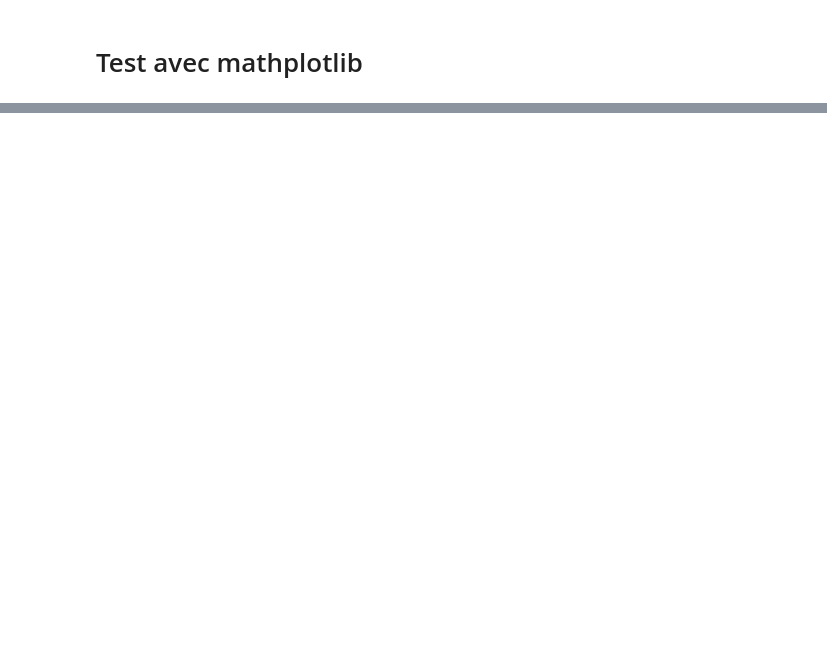
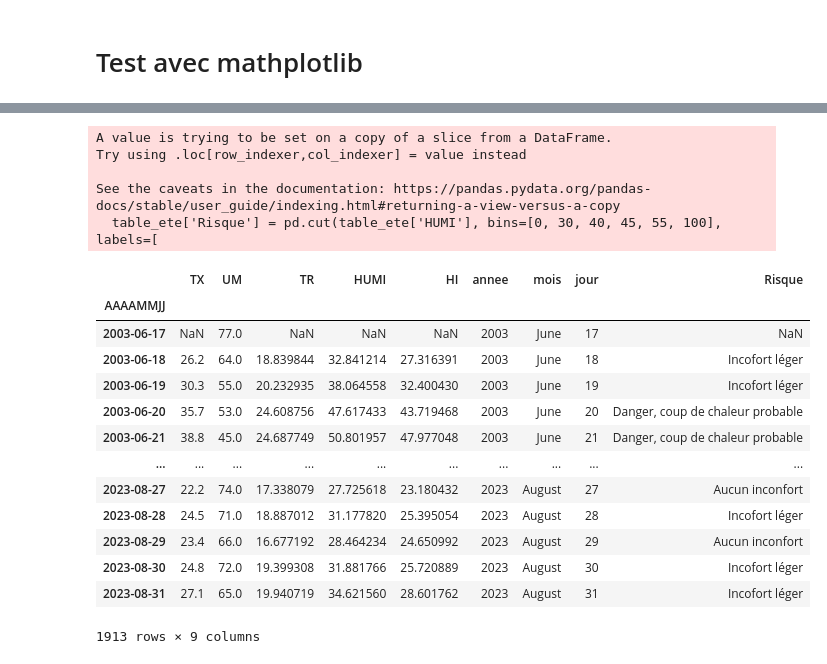
Before and after one commit to GabrielINRAe/Projet_Dataviz, a Jupyter notebook: Diagramme ombro pour station auzeville.ipynb, the cells around one changed output, grey strips where cells are left out. Cells and saved outputs as stored; diff of their text form; code cells hidden in the pictures; blank space fills up the shorter version.

```diff
--- a/Diagramme ombro pour station auzeville.ipynb
+++ b/Diagramme ombro pour station auzeville.ipynb
@@ -340,0 +451,15 @@ plt.show()
+# %%
+L_TR = []
+for i,j in zip(table['TX'],table['UM']):
+    L_TR.append(Tr(i,j))
+table['TR'] = L_TR
+# %%
+L_HUMI = []
+for i,j in zip(table['TX'],table['TR']):
+    L_HUMI.append(Humi(i,j))
+table['HUMI'] = L_HUMI
+# %%
+ete = [6,7,8]
+table_ete = table[table.index.month.isin(ete)]
+table_ete.loc[:,'HI'] = HI(table_ete.loc[:,'TX'],table_ete.loc[:,'UM'])
+table_ete
@@ -340,0 +488,4 @@ plt.show()
+# %%
+table_ete['annee'] = table_ete.index.year
+table_ete['mois'] = table_ete.index.strftime('%B')
+table_ete['jour'] = table_ete.index.day
@@ -340,0 +508,28 @@ plt.show()
+# %%
+table_ete['Risque'] = pd.cut(table_ete['HUMI'], bins=[0, 30, 40, 45, 55, 100], labels=[
+    "Aucun inconfort",
+    "Incofort léger",
+    "Beaucoup d'inconfort",
+    "Danger, coup de chaleur probable",
+    "Coup de chaleur imminent"])
+table_ete
+# %% [output]
+A value is trying to be set on a copy of a slice from a DataFrame.
+Try using .loc[row_indexer,col_indexer] = value instead
+
+See the caveats in the documentation: https://pandas.pydata.org/pandas-docs/stable/user_guide/indexing.html#returning-a-view-versus-a-copy
+  table_ete['Risque'] = pd.cut(table_ete['HUMI'], bins=[0, 30, 40, 45, 55, 100], labels=[
+|  | TX | UM | TR | HUMI | HI | annee | mois | jour | Risque |
+| AAAAMMJJ |  |  |  |  |  |  |  |  |  |
+| 2003-06-17 | NaN | 77.0 | NaN | NaN | NaN | 2003 | June | 17 | NaN |
+| 2003-06-18 | 26.2 | 64.0 | 18.839844 | 32.841214 | 27.316391 | 2003 | June | 18 | Incofort léger |
+| 2003-06-19 | 30.3 | 55.0 | 20.232935 | 38.064558 | 32.400430 | 2003 | June | 19 | Incofort léger |
+| 2003-06-20 | 35.7 | 53.0 | 24.608756 | 47.617433 | 43.719468 | 2003 | June | 20 | Danger, coup de chaleur probable |
+| 2003-06-21 | 38.8 | 45.0 | 24.687749 | 50.801957 | 47.977048 | 2003 | June | 21 | Danger, coup de chaleur probable |
+| ... | ... | ... | ... | ... | ... | ... | ... | ... | ... |
+| 2023-08-27 | 22.2 | 74.0 | 17.338079 | 27.725618 | 23.180432 | 2023 | August | 27 | Aucun inconfort |
+| 2023-08-28 | 24.5 | 71.0 | 18.887012 | 31.177820 | 25.395054 | 2023 | August | 28 | Incofort léger |
+| 2023-08-29 | 23.4 | 66.0 | 16.677192 | 28.464234 | 24.650992 | 2023 | August | 29 | Aucun inconfort |
+| 2023-08-30 | 24.8 | 72.0 | 19.399308 | 31.881766 | 25.720889 | 2023 | August | 30 | Incofort léger |
+| 2023-08-31 | 27.1 | 65.0 | 19.940719 | 34.621560 | 28.601762 | 2023 | August | 31 | Incofort léger |
+1913 rows × 9 columns
```
Also changed, not shown: parts of 38 cells of this notebook, 13 other files.
